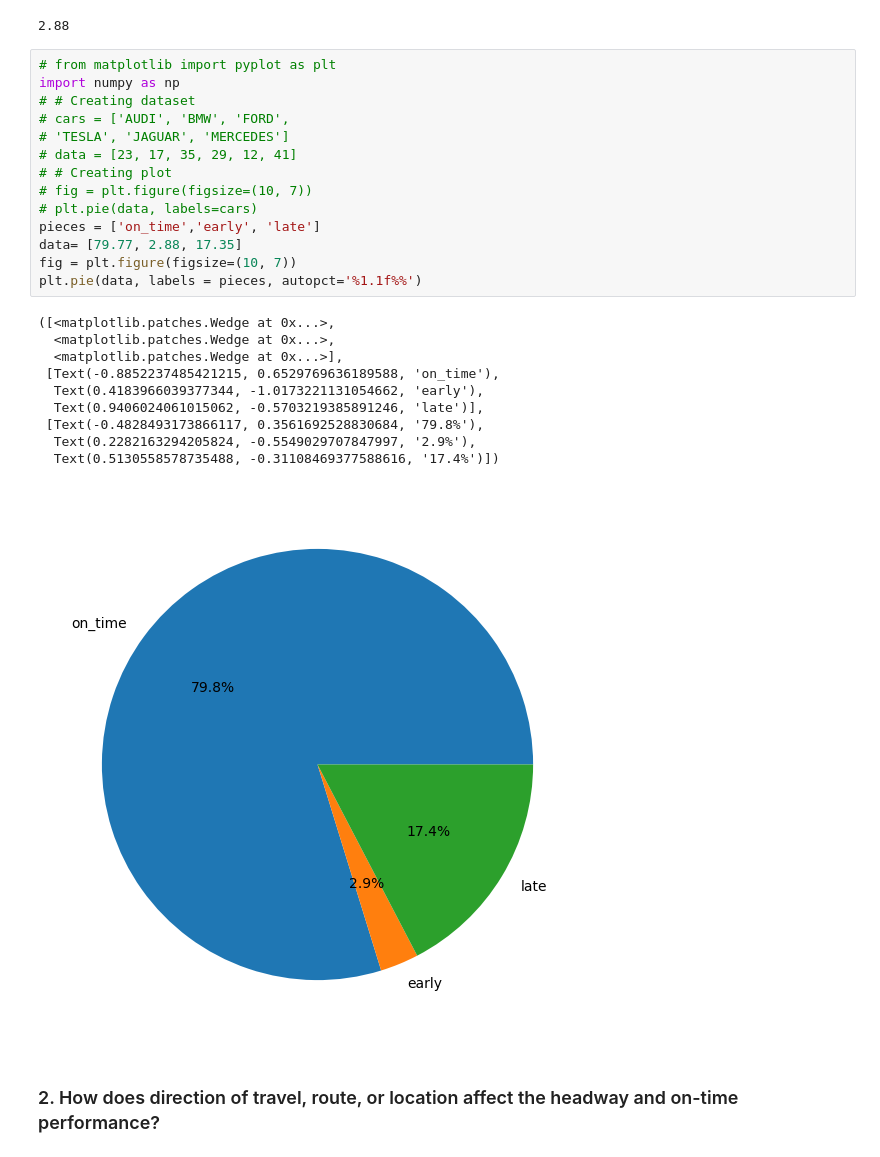
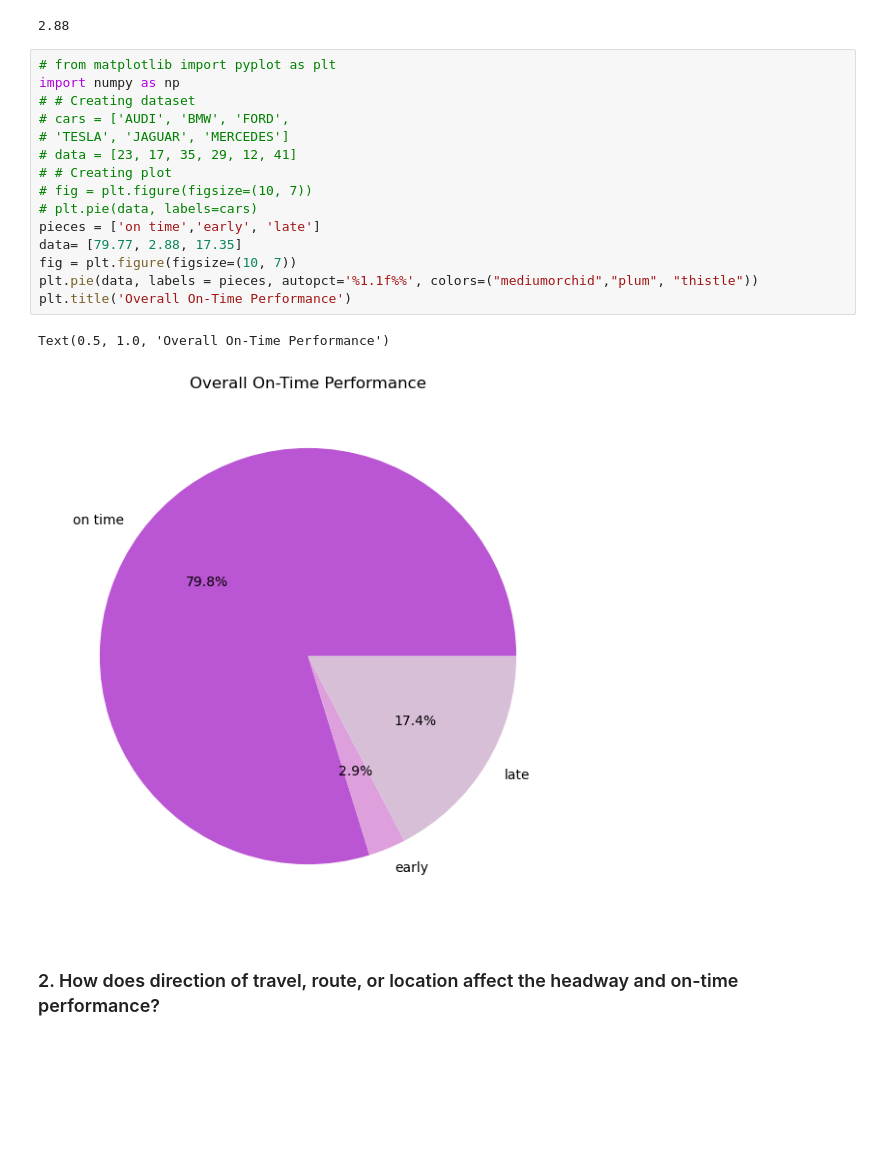
Before and after one commit to NSS-Data-Analytics-Cohort-11/wego-the-brotherhood-of-steel, a Jupyter notebook: notebooks/wego-project.ipynb, the cells around one changed output. Drawn from its saved outputs; the diff is of its cells as text; blank space fills up the shorter version.

```diff
--- a/notebooks/wego-project.ipynb
+++ b/notebooks/wego-project.ipynb
@@ -311,28 +311,21 @@ wego_early_pct.round(2)
 # %%
 # from matplotlib import pyplot as plt
 import numpy as np
 # # Creating dataset
 # cars = ['AUDI', 'BMW', 'FORD',
 # 'TESLA', 'JAGUAR', 'MERCEDES']
 # data = [23, 17, 35, 29, 12, 41]
 # # Creating plot
 # fig = plt.figure(figsize=(10, 7))
 # plt.pie(data, labels=cars)
-pieces = ['on_time','early', 'late']
+pieces = ['on time','early', 'late']
 data= [79.77, 2.88, 17.35]
 fig = plt.figure(figsize=(10, 7))
-plt.pie(data, labels = pieces, autopct='%1.1f%%')
+plt.pie(data, labels = pieces, autopct='%1.1f%%', colors=("mediumorchid","plum", "thistle"))
+plt.title('Overall On-Time Performance')
 # %% [output]
-([<matplotlib.patches.Wedge at 0x...>,
-  <matplotlib.patches.Wedge at 0x...>,
-  <matplotlib.patches.Wedge at 0x...>],
- [Text(-0.8852237485421215, 0.6529769636189588, 'on_time'),
-  Text(0.4183966039377344, -1.0173221131054662, 'early'),
-  Text(0.9406024061015062, -0.5703219385891246, 'late')],
- [Text(-0.4828493173866117, 0.3561692528830684, '79.8%'),
-  Text(0.2282163294205824, -0.5549029707847997, '2.9%'),
-  Text(0.5130558578735488, -0.31108469377588616, '17.4%')])
+Text(0.5, 1.0, 'Overall On-Time Performance')
-[figure, old version]
+[figure, new version]
 # %% [markdown]
 ### 2. How does direction of travel, route, or location affect the headway and on-time performance?
 # %%
```
Also changed, not shown: parts of 30 cells of this notebook, 2 other files.
